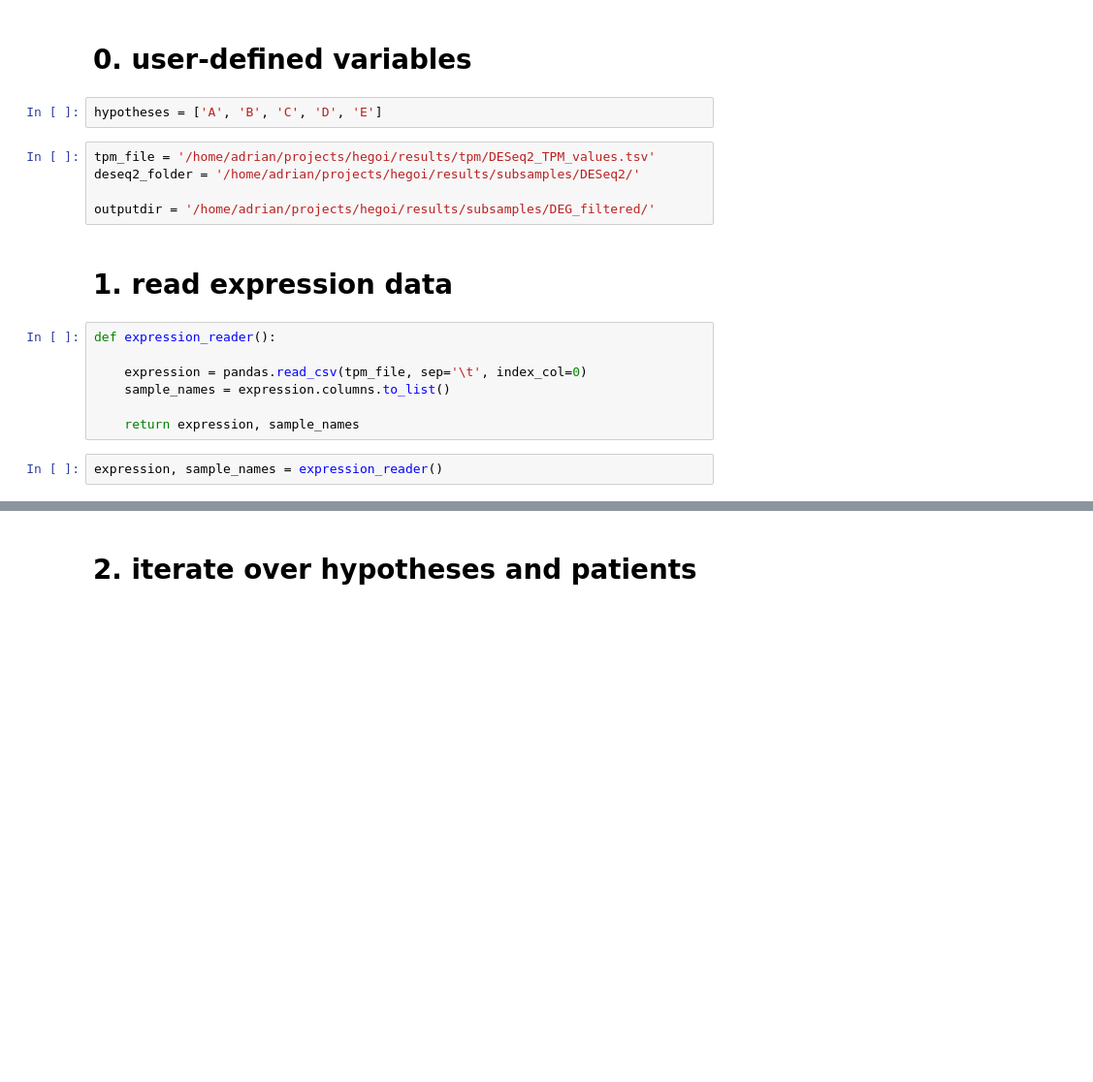
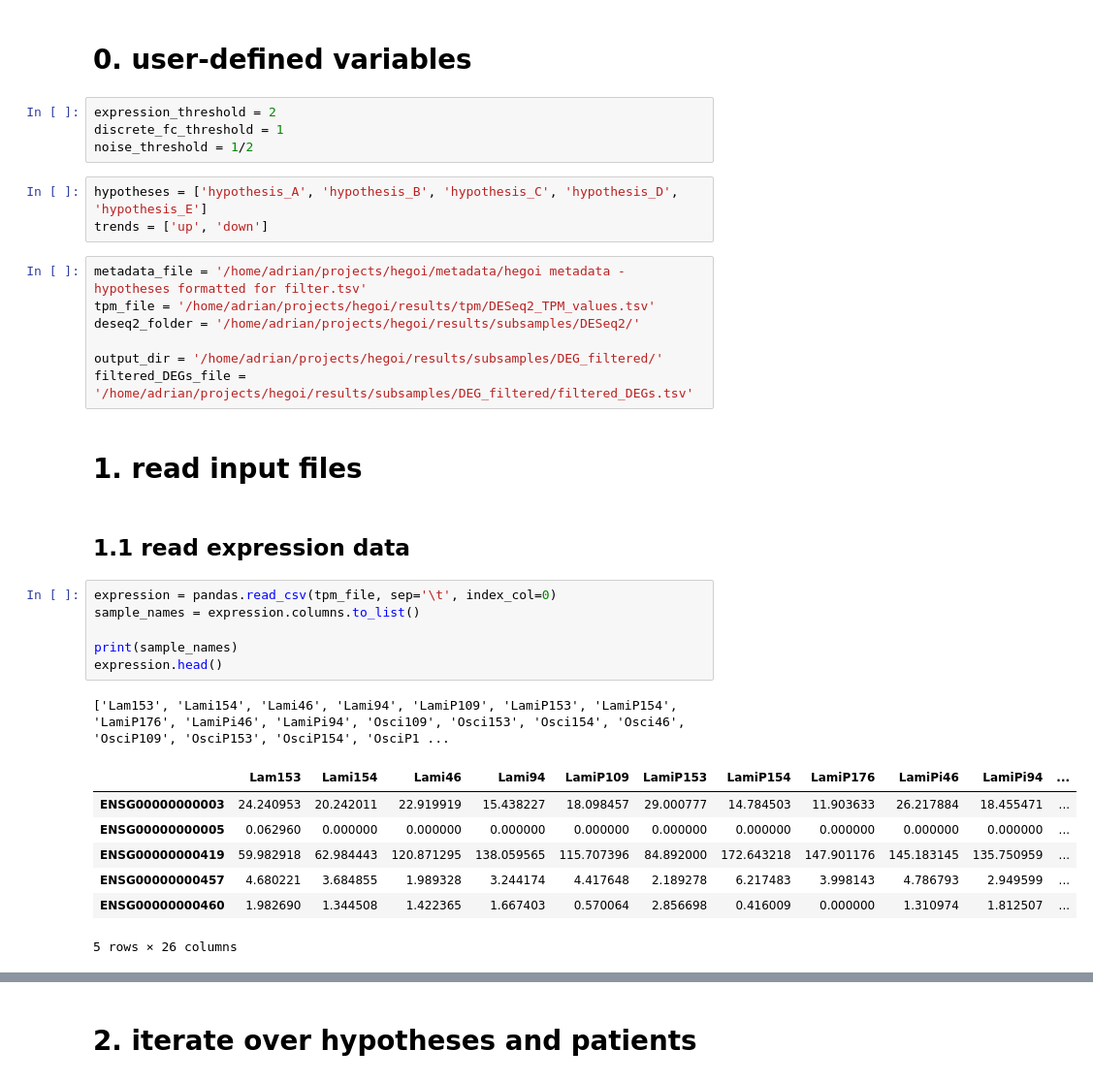
Before and after one commit to adelomana/egoi, a Jupyter notebook: gene_expression_analysis/DEG_calling_subsampling/filtering/patient-specific DEGs filter.ipynb, the cells around one changed output, grey strips where cells are left out. Shown: that part at 97% size. Drawn from its saved outputs; the diff is of its cells as text; blank space fills up the shorter version.

```diff
--- a/gene_expression_analysis/DEG_calling_subsampling/filtering/patient-specific DEGs filter.ipynb
+++ b/gene_expression_analysis/DEG_calling_subsampling/filtering/patient-specific DEGs filter.ipynb
@@ -13,20 +13,35 @@ import pandas, os
 # %% [markdown]
 # 0. user-defined variables
+# %%
+expression_threshold = 2
+discrete_fc_threshold = 1
+noise_threshold = 1/2
 # %%
-hypotheses = ['A', 'B', 'C', 'D', 'E']
+hypotheses = ['hypothesis_A', 'hypothesis_B', 'hypothesis_C', 'hypothesis_D', 'hypothesis_E']
+trends = ['up', 'down']
 # %%
+metadata_file = '/home/adrian/projects/hegoi/metadata/hegoi metadata - hypotheses formatted for filter.tsv'
 tpm_file = '/home/adrian/projects/hegoi/results/tpm/DESeq2_TPM_values.tsv'
 deseq2_folder = '/home/adrian/projects/hegoi/results/subsamples/DESeq2/'
 
-outputdir = '/home/adrian/projects/hegoi/results/subsamples/DEG_filtered/'
+output_dir = '/home/adrian/projects/hegoi/results/subsamples/DEG_filtered/'
+filtered_DEGs_file = '/home/adrian/projects/hegoi/results/subsamples/DEG_filtered/filtered_DEGs.tsv'
+# %% [markdown]
+# 1. read input files
 # %% [markdown]
-# 1. read expression data
+## 1.1 read expression data
 # %%
-def expression_reader():
+expression = pandas.read_csv(tpm_file, sep='\t', index_col=0)
+sample_names = expression.columns.to_list()
 
-    expression = pandas.read_csv(tpm_file, sep='\t', index_col=0)
-    sample_names = expression.columns.to_list()
-
-    return expression, sample_names
+print(sample_names)
+expression.head()
+# %% [output]
+['Lam153', 'Lami154', 'Lami46', 'Lami94', 'LamiP109', 'LamiP153', 'LamiP154', 'LamiP176', 'LamiPi46', 'LamiPi94', 'Osci109', 'Osci153', 'Osci154', 'Osci46', 'OsciP109', 'OsciP153', 'OsciP154', 'OsciP1 ...
+|  | Lam153 | Lami154 | Lami46 | Lami94 | LamiP109 | LamiP153 | LamiP154 | LamiP176 | LamiPi46 | LamiPi94 | ... |
+| ENSG00000000003 | 24.240953 | 20.242011 | 22.919919 | 15.438227 | 18.098457 | 29.000777 | 14.784503 | 11.903633 | 26.217884 | 18.455471 | ... |
+| ENSG00000000005 | 0.062960 | 0.000000 | 0.000000 | 0.000000 | 0.000000 | 0.000000 | 0.000000 | 0.000000 | 0.000000 | 0.000000 | ... |
+| ENSG00000000419 | 59.982918 | 62.984443 | 120.871295 | 138.059565 | 115.707396 | 84.892000 | 172.643218 | 147.901176 | 145.183145 | 135.750959 | ... |
+| ENSG00000000457 | 4.680221 | 3.684855 | 1.989328 | 3.244174 | 4.417648 | 2.189278 | 6.217483 | 3.998143 | 4.786793 | 2.949599 | ... |
+| ENSG00000000460 | 1.982690 | 1.344508 | 1.422365 | 1.667403 | 0.570064 | 2.856698 | 0.416009 | 0.000000 | 1.310974 | 1.812507 | ... |
+5 rows × 26 columns
-# %%
-expression, sample_names = expression_reader()
```
Also changed, not shown: parts of 15 cells of this notebook, 2 other files.
